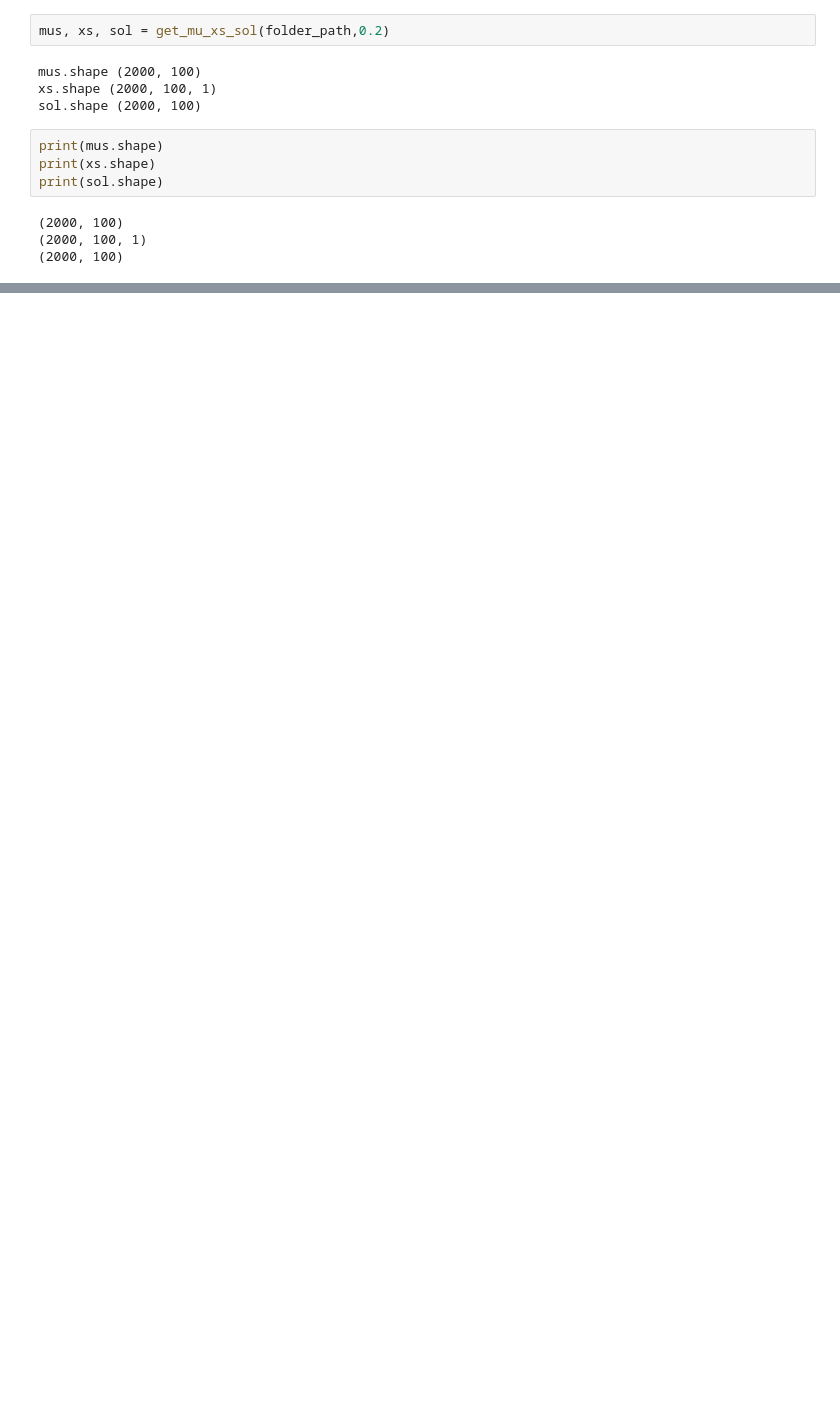
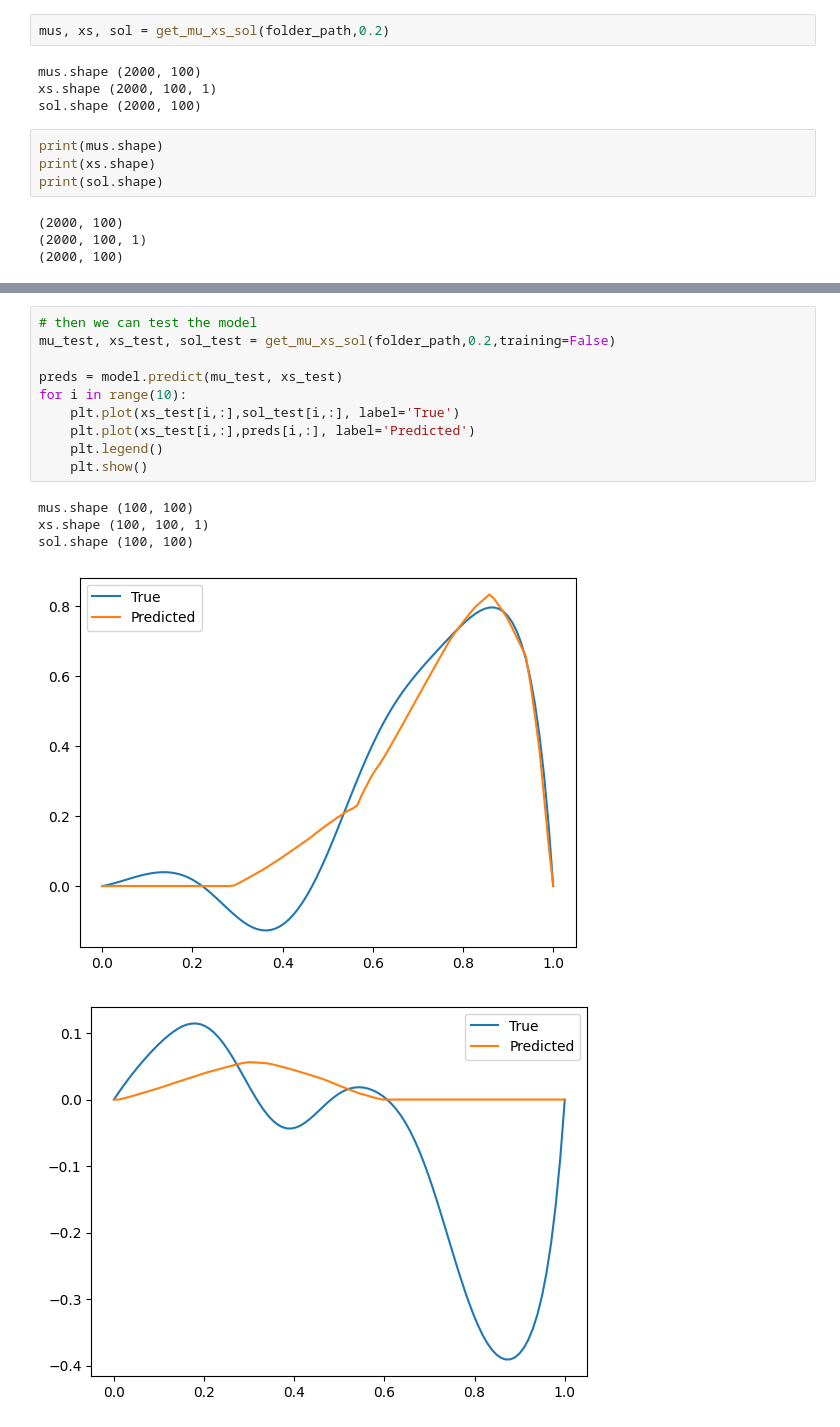
Before and after one commit to janisaiad/summerschool, a Jupyter notebook: notebooks/janis/training_deeponet_given.ipynb, the cells around one changed output, grey strips where cells are left out. Saved outputs shown, nothing was run; the diff lists cells and outputs as text; blank space fills up the shorter version.

Commit message:
custom type loss training is great and works fine with boundary conditions; 5e--3 loss

```diff
--- a/notebooks/janis/training_deeponet_given.ipynb
+++ b/notebooks/janis/training_deeponet_given.ipynb
@@ -91,0 +95,16 @@ plt.show()
+# %%
+# then we can test the model
+mu_test, xs_test, sol_test = get_mu_xs_sol(folder_path,0.2,training=False)
+
+preds = model.predict(mu_test, xs_test)
+for i in range(10):
+    plt.plot(xs_test[i,:],sol_test[i,:], label='True')
+    plt.plot(xs_test[i,:],preds[i,:], label='Predicted')
+    plt.legend()
+    plt.show()
+# %% [output]
+mus.shape (100, 100)
+xs.shape (100, 100, 1)
+sol.shape (100, 100)
+[figure, added]
+[figure, added]
```
Also changed, not shown: parts of 7 cells of this notebook, 7 other files.
